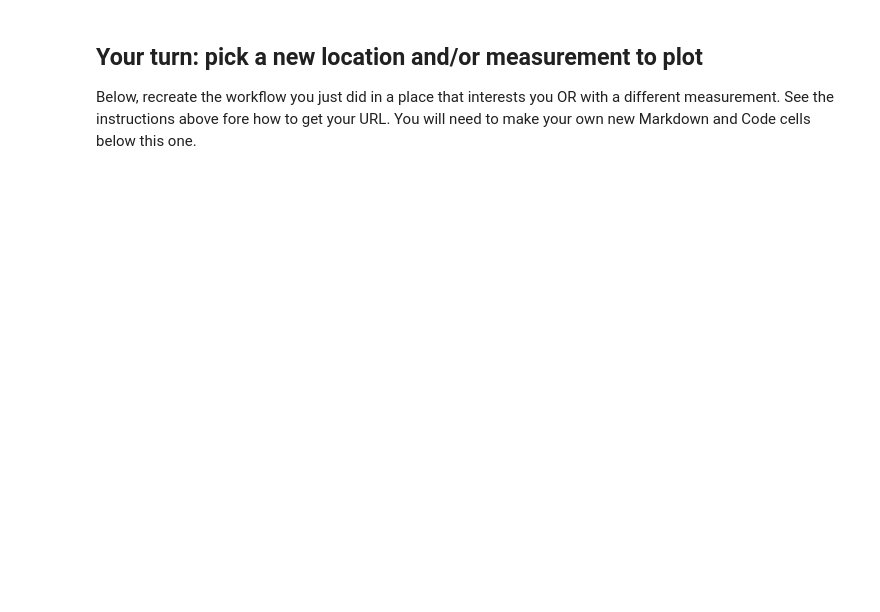
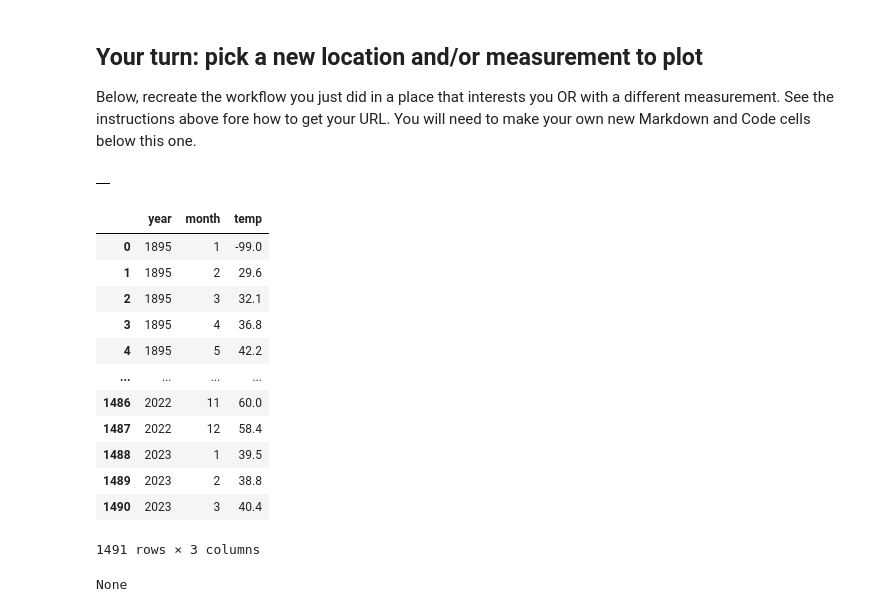
Before and after one commit to megsmedes/get-started-with-reproducible-science-megsmedes, a Jupyter notebook: Get Started with Open Reproducible Science!.ipynb, the cells around one changed output. Drawn from its saved outputs; the diff is of its cells as text; code cells hidden in the pictures; blank space fills up the shorter version.

```diff
--- a/Get Started with Open Reproducible Science!.ipynb
+++ b/Get Started with Open Reproducible Science!.ipynb
@@ -463,3 +465,10 @@ Describe your plot in this cell in 2-3 sentences
 # %% [markdown]
 ## Your turn: pick a new location and/or measurement to plot
 Below, recreate the workflow you just did in a place that interests you OR with a different measurement. See the instructions above fore how to get your URL. You will need to make your own new Markdown and Code cells below this one.
+# %%
+# pandas_library_import
+import pandas as pd
+
+pd.DataFrame()
+# %% [output]
+|  |
@@ -465,0 +478,23 @@ Below, recreate the workflow you just did in a place that interests you OR with
+# %%
+#Creating and Defining Portland Maine Data Frame
+portland_ME_df = pd.read_csv(portland_ME_climate_data, header = 3, names = ['year', 'month', 'temp'])
+portland_ME_df
+# %% [output]
+|  | year | month | temp |
+| 0 | 1895 | 1 | -99.0 |
+| 1 | 1895 | 2 | 29.6 |
+| 2 | 1895 | 3 | 32.1 |
+| 3 | 1895 | 4 | 36.8 |
+| 4 | 1895 | 5 | 42.2 |
+| ... | ... | ... | ... |
+| 1486 | 2022 | 11 | 60.0 |
+| 1487 | 2022 | 12 | 58.4 |
+| 1488 | 2023 | 1 | 39.5 |
+| 1489 | 2023 | 2 | 38.8 |
+| 1490 | 2023 | 3 | 40.4 |
+1491 rows × 3 columns
+# %%
+#delete rows with faulty data
+print(portland_ME_df.drop(0,axis=0,inplace=True))
+# %% [output]
+None
```
Also changed, not shown: parts of 8 cells of this notebook, 3 other files.
